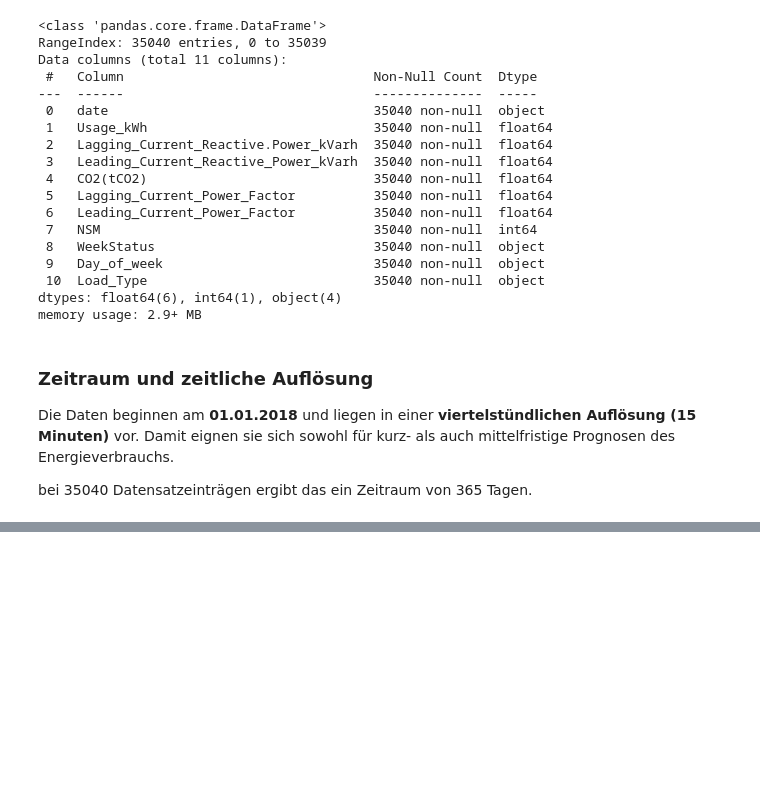
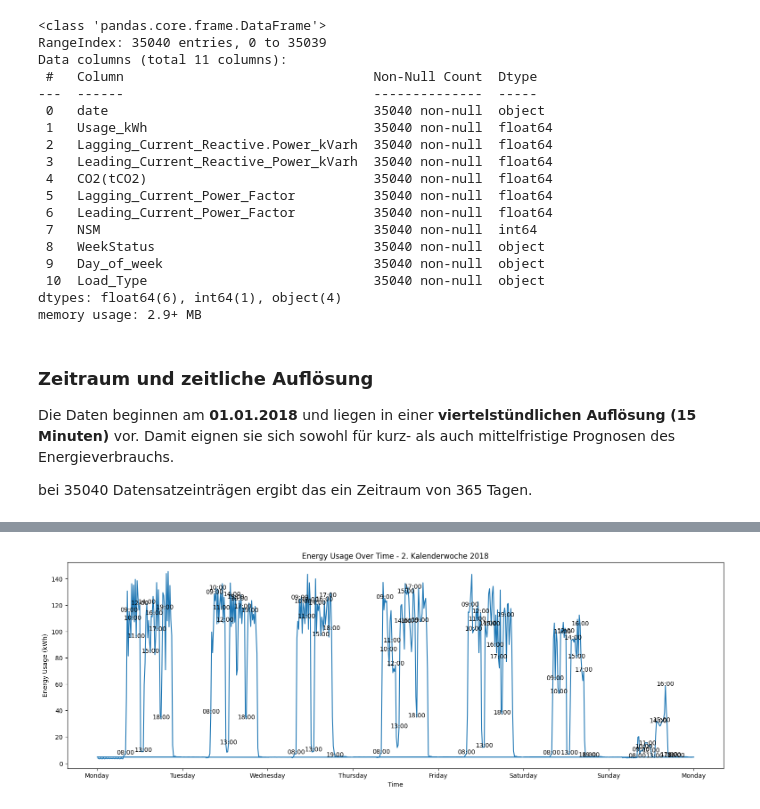
Before and after one commit to derlole/InDuStIaLfOrEcAsTiNgWELOVEIT, a Jupyter notebook: src/start.ipynb, the cells around one changed output, grey strips where cells are left out. Saved outputs shown, nothing was run; the diff lists cells and outputs as text; code cells hidden in the pictures; blank space fills up the shorter version.

```diff
--- a/src/start.ipynb
+++ b/src/start.ipynb
@@ -99,0 +132,25 @@ print(int(len(df)/(SETS_PER_HOUR * HOURS_PER_DAY)))
+# %%
+start_date = pd.to_datetime('2018-01-08')
+end_date = pd.to_datetime('2018-01-15')
+
+df_filtered = df[(df['date'] >= start_date) & (df['date'] <= end_date)]
+
+plt.figure(figsize=(19,6))
+plt.plot(df_filtered['date'], df_filtered['Usage_kWh'])
+
+for i in range(len(df_filtered)):
+    if i % 4 == 3: # alle 2 Stunden ein Eintrag
+        x = df_filtered['date'].iloc[i]
+        if 8 <= x.hour <= 19:
+            plt.text(x, df_filtered['Usage_kWh'].iloc[i], x.strftime('%H:%M'), ha='center')
+
+plt.gca().xaxis.set_major_formatter(
+    plt.matplotlib.dates.DateFormatter('%A')
+)
+
+plt.xlabel('Days of Week')
+plt.ylabel('Energy Usage (kWh)')
+plt.title('Energy Usage Over Time - 2. Kalenderwoche 2018')
+plt.show()
+# %% [output]
+[figure, added]
```
Also changed, not shown: parts of 54 cells of this notebook, 1 other file.
